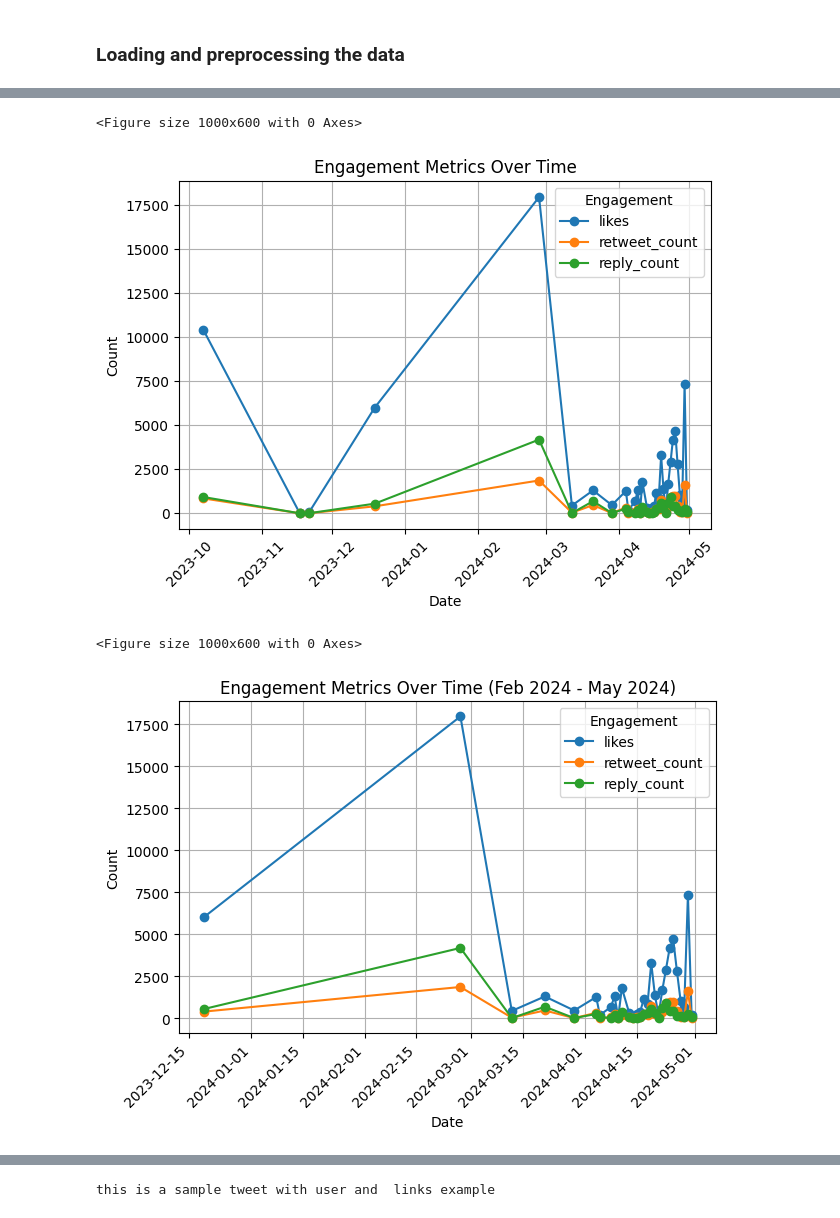
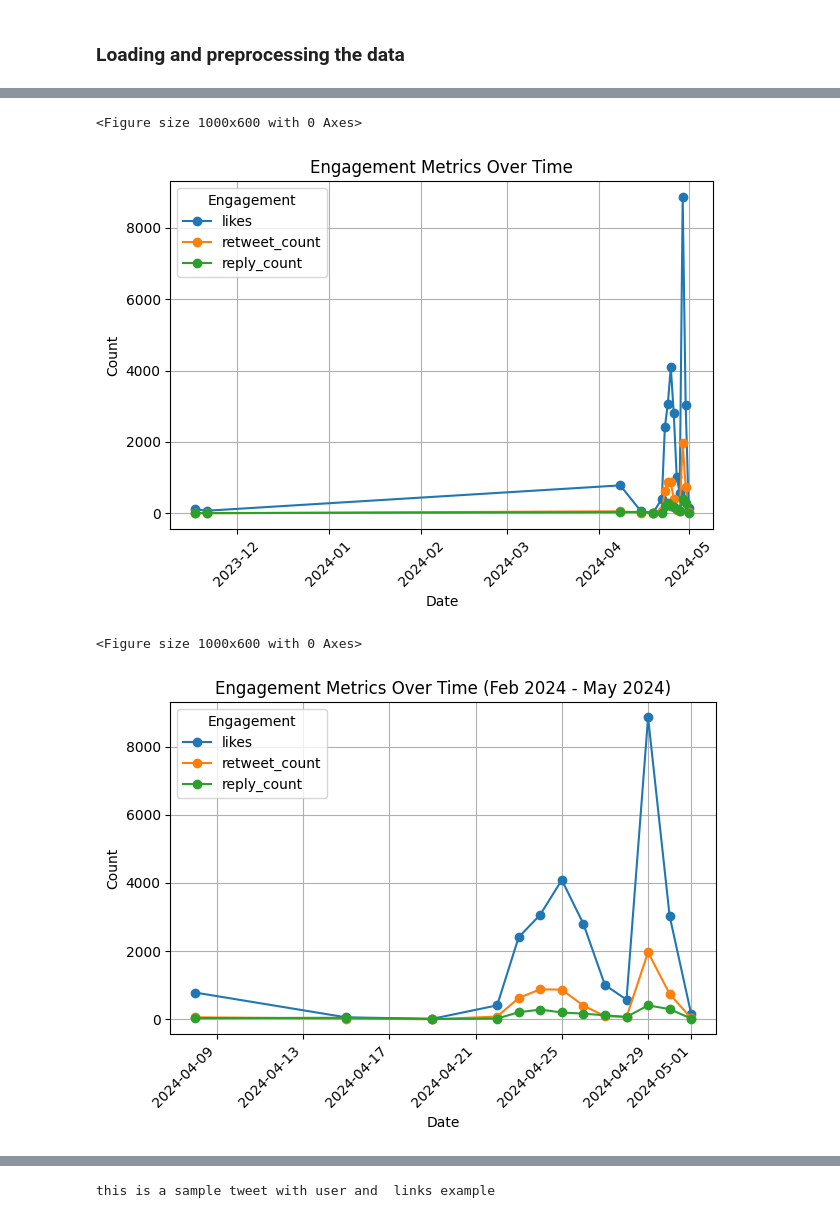
Before and after one commit to Aron220/nlp_sentiment, a Jupyter notebook: nlp.ipynb, the cells around one changed output, grey strips where cells are left out. Cells and saved outputs as stored; diff of their text form; code cells hidden in the pictures.

```diff
--- a/nlp.ipynb
+++ b/nlp.ipynb
@@ -93,9 +93,11 @@ for i in range(scores.shape[0]):
 # %% [markdown]
 ### Loading and preprocessing the data
 # %%
-data = pd.concat([pd.read_csv(file) for file in ["data/Twitter Search Results Scraper (1)_20240421_1743.csv",
-                                                 "data/Twitter Search Results Scraper (1)_20240430_0911.csv",
-                                                 "data/Twitter Search Results Scraper (1)_20240430_1210.csv",
-                                                 "data/Twitter Search Results Scraper (1)_20240430_1243.csv"]],
+data = pd.concat([pd.read_csv(file) for file in ["data/data collection 1/Twitter Search Results Scraper (1)_20240421_1743.csv",
+                                                 "data/data collection 1/Twitter Search Results Scraper (1)_20240430_0911.csv",
+                                                 "data/data collection 1/Twitter Search Results Scraper (1)_20240430_1210.csv",
+                                                 "data/data collection 1/Twitter Search Results Scraper (1)_20240430_1243.csv",
+                                                 "data/data collection 1/Twitter Search Results Scraper (1)_20240501_0006.csv"
+                                                 "data/Twitter Search Results Scraper (1)_20240501_0939.csv"]],
                  ignore_index=True).drop_duplicates(subset='content')
 tweets_raw = data['content']
@@ -163,28 +180,28 @@ plt.tight_layout()
 plt.show()
 # %% [output]
 <Figure size 1000x600 with 0 Axes>
-[figure, old version]
+[figure, new version]
 # %%
 # Convert the index to datetime format
 engagement_over_time.index = pd.to_datetime(engagement_over_time.index)
 
 # Filter the engagement data for the desired time period (from February 2024 to May 2024)
-engagement_zoomed = engagement_over_time.loc['2023-12-01':'2024-05-31']
+engagement_zoomed = engagement_over_time.loc['2024-01-01':'2024-05-31']
 
 # Plot the engagement metrics over time for the zoomed-in period
 plt.figure(figsize=(10, 6))
 engagement_zoomed.plot(marker='o')
 plt.title('Engagement Metrics Over Time (Feb 2024 - May 2024)')
 plt.xlabel('Date')
 plt.ylabel('Count')
 plt.xticks(rotation=45)
 plt.grid(True)
 plt.legend(title='Engagement')
 plt.tight_layout()
 plt.show()
 # %% [output]
 <Figure size 1000x600 with 0 Axes>
-[figure, old version]
+[figure, new version]
 # %%
 # Plot 4: Engagement vs. Views
 data.plot(kind='scatter', x='views_count', y='likes', color='skyblue', label='Likes', ax=plt.gca())
```
Also changed, not shown: parts of 6 cells of this notebook, 11 other files.
